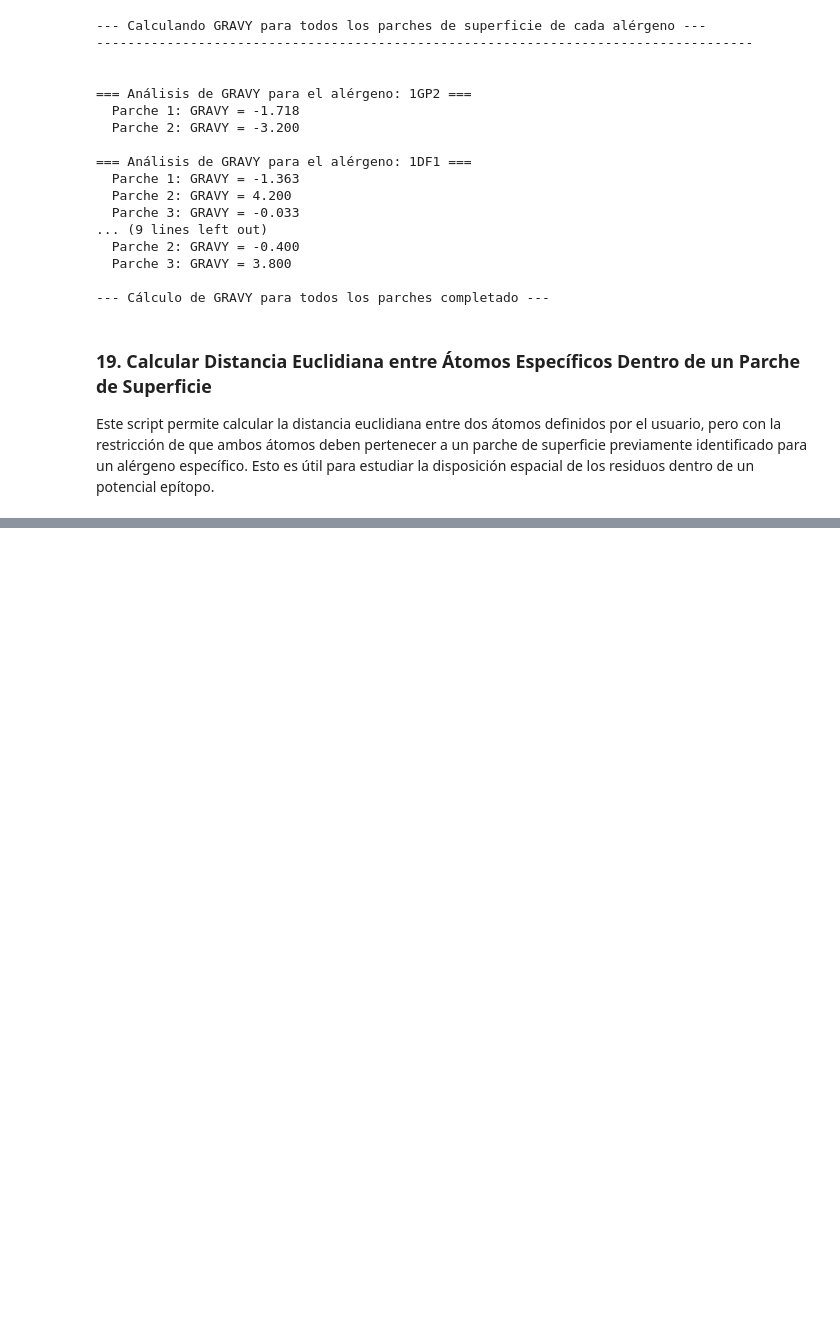
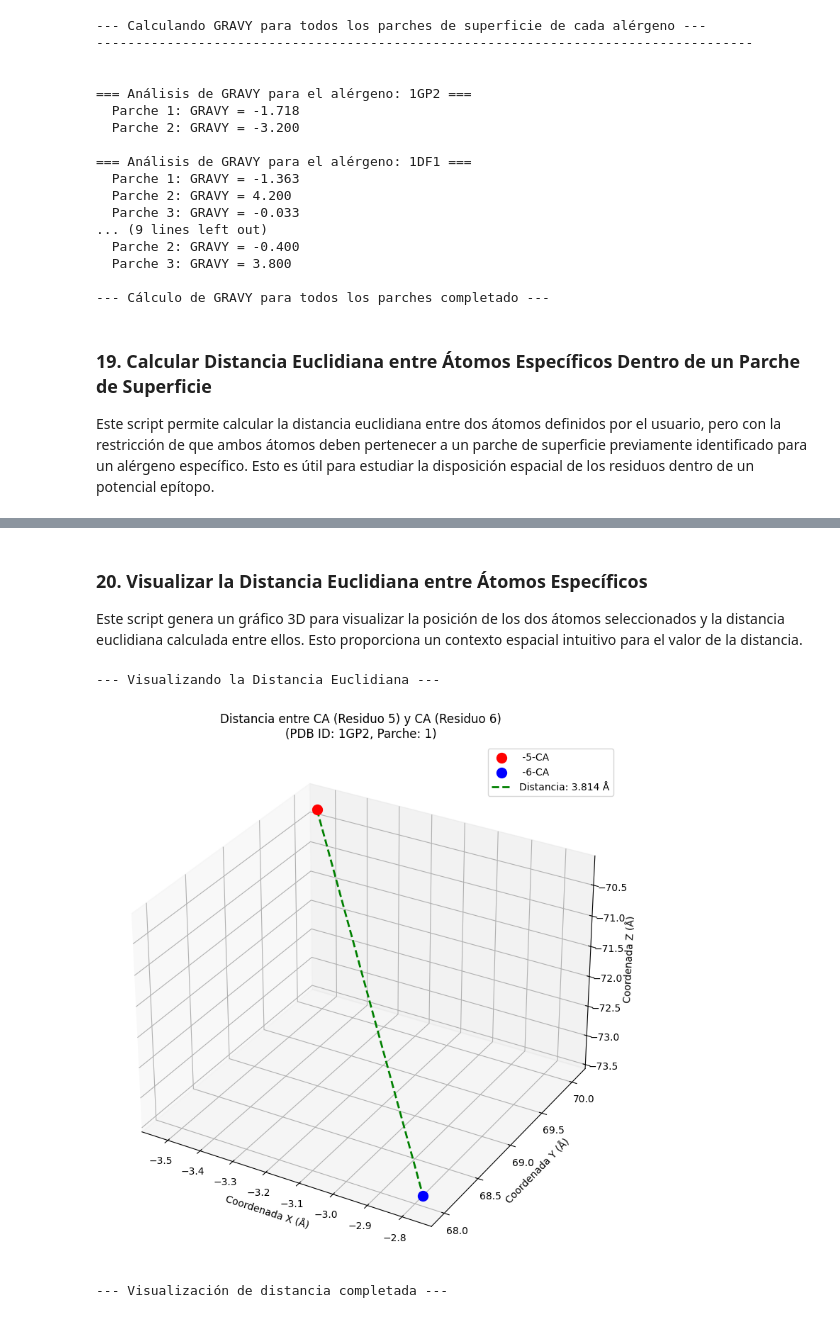
Before and after one commit to AngelTroncoso/Alergias, a Jupyter notebook: 01_Análisis_de_Estructuras_PDB.ipynb, the cells around one changed output, grey strips where cells are left out. Cells and saved outputs as stored; diff of their text form; code cells hidden in the pictures; blank space fills up the shorter version.

```diff
--- a/01_Análisis_de_Estructuras_PDB.ipynb
+++ b/01_Análisis_de_Estructuras_PDB.ipynb
@@ -1388,0 +1399,48 @@ print("\n--- Cálculo de distancia completado ---")
+# %% [markdown]
+### 20. Visualizar la Distancia Euclidiana entre Átomos Específicos
+
+Este script genera un gráfico 3D para visualizar la posición de los dos átomos seleccionados y la distancia euclidiana calculada entre ellos. Esto proporciona un contexto espacial intuitivo para el valor de la distancia.
+# %%
+import matplotlib.pyplot as plt
+from mpl_toolkits.mplot3d import Axes3D
+import numpy as np
+
+print("\n--- Visualizando la Distancia Euclidiana ---")
+
+# Asegurarse de que atom1_obj, atom2_obj y distance estén definidos del paso anterior
+if 'atom1_obj' not in globals() or atom1_obj is None:
+    print("Error: El átomo 1 no está definido. Asegúrate de ejecutar el paso 19 y de que los átomos se encuentren.")
+elif 'atom2_obj' not in globals() or atom2_obj is None:
+    print("Error: El átomo 2 no está definido. Asegúrate de ejecutar el paso 19 y de que los átomos se encuentren.")
+elif 'distance' not in globals():
+    print("Error: La distancia no está calculada. Asegúrate de ejecutar el paso 19.")
+else:
+    # Obtener las coordenadas de los átomos
+    coord1 = atom1_obj.get_coord()
+    coord2 = atom2_obj.get_coord()
+
+    fig = plt.figure(figsize=(10, 8))
+    ax = fig.add_subplot(111, projection='3d')
+
+    # Plotear los dos átomos como puntos
+    ax.scatter(coord1[0], coord1[1], coord1[2], color='red', s=100, label=f'{atom1_obj.get_full_id()[3][0]}-{atom1_obj.get_full_id()[3][1]}-{atom1_obj.get_id()}')
+    ax.scatter(coord2[0], coord2[1], coord2[2], color='blue', s=100, label=f'{atom2_obj.get_full_id()[3][0]}-{atom2_obj.get_full_id()[3][1]}-{atom2_obj.get_id()}')
+
+    # Dibujar una línea entre los dos átomos
+    ax.plot([coord1[0], coord2[0]], [coord1[1], coord2[1]], [coord1[2], coord2[2]], color='green', linestyle='--', linewidth=2, label=f'Distancia: {distance:.3f} Å')
+
+    # Configurar etiquetas y título
+    ax.set_xlabel('Coordenada X (Å)')
+    ax.set_ylabel('Coordenada Y (Å)')
+    ax.set_zlabel('Coordenada Z (Å)')
+    ax.set_title(f'Distancia entre {atom1_obj.get_id()} (Residuo {atom1_obj.get_parent().get_id()[1]}) y {atom2_obj.get_id()} (Residuo {atom2_obj.get_parent().get_id()[1]})\n(PDB ID: {pdb_id_for_distance}, Parche: {patch_index_for_distance + 1})')
+    ax.legend()
+
+    plt.tight_layout()
+    plt.show()
+
+print("\n--- Visualización de distancia completada ---")
+# %% [output]
+--- Visualizando la Distancia Euclidiana ---
+[figure, added]
+--- Visualización de distancia completada ---
```
Also changed, not shown: parts of 4 cells of this notebook.
